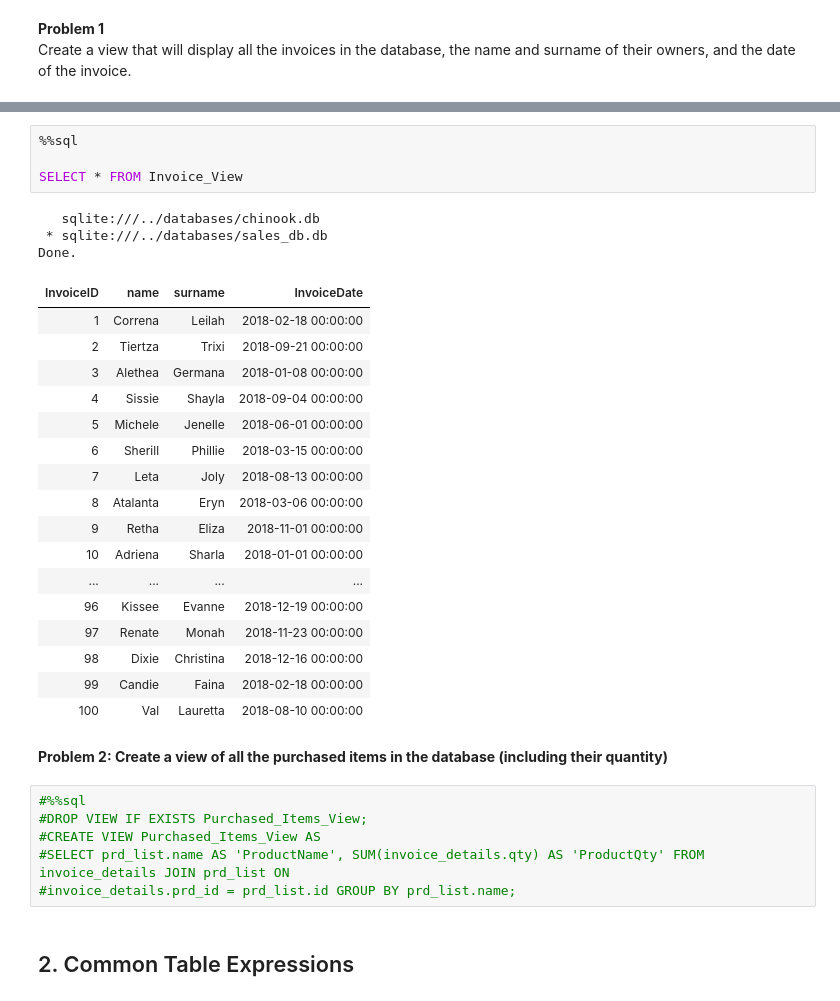
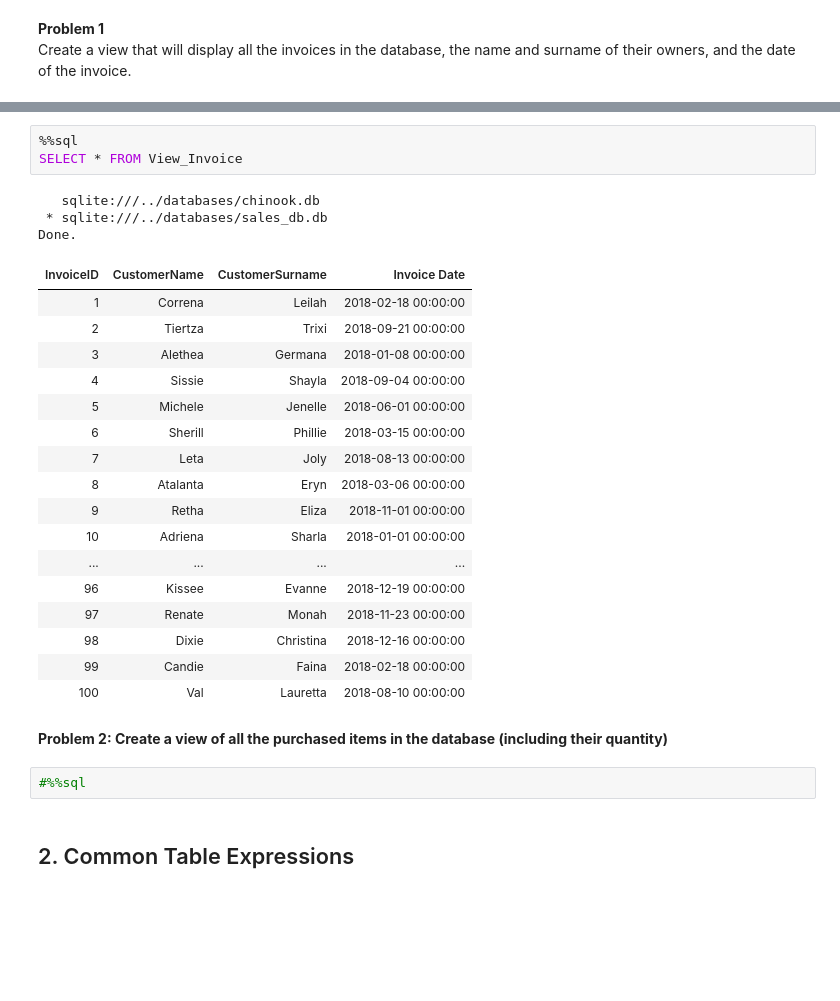
Before and after one commit to YvesMatanga/freemium_datascience, a Jupyter notebook: sql/tutorials/3_Views_CTEs_SPs.ipynb, the cells around one changed output, grey strips where cells are left out. Saved outputs shown, nothing was run; the diff lists cells and outputs as text; blank space fills up the shorter version.

```diff
--- a/sql/tutorials/3_Views_CTEs_SPs.ipynb
+++ b/sql/tutorials/3_Views_CTEs_SPs.ipynb
@@ -88,13 +98,12 @@ Done.
 []
 # %%
 %%sql
-
-SELECT * FROM Invoice_View
+SELECT * FROM View_Invoice
 # %% [output]
    sqlite:///../databases/chinook.db
  * sqlite:///../databases/sales_db.db
 Done.
-| InvoiceID | name | surname | InvoiceDate |
+| InvoiceID | CustomerName | CustomerSurname | Invoice Date |
 | 1 | Correna | Leilah | 2018-02-18 00:00:00 |
 | 2 | Tiertza | Trixi | 2018-09-21 00:00:00 |
 | 3 | Alethea | Germana | 2018-01-08 00:00:00 |
@@ -115,10 +124,6 @@ Done.
 <b>Problem 2: Create a view of all the purchased items in the database (including their quantity)</b>
 # %%
 #%%sql
-#DROP VIEW IF EXISTS Purchased_Items_View;
-#CREATE VIEW Purchased_Items_View AS
-#SELECT prd_list.name AS 'ProductName', SUM(invoice_details.qty) AS 'ProductQty' FROM invoice_details JOIN prd_list ON
-#invoice_details.prd_id = prd_list.id GROUP BY prd_list.name;
 # %% [markdown]
 <h2>2. Common Table Expressions</h2>
 # %% [markdown]
```
Also changed, not shown: parts of 23 cells of this notebook, 1 other file.
